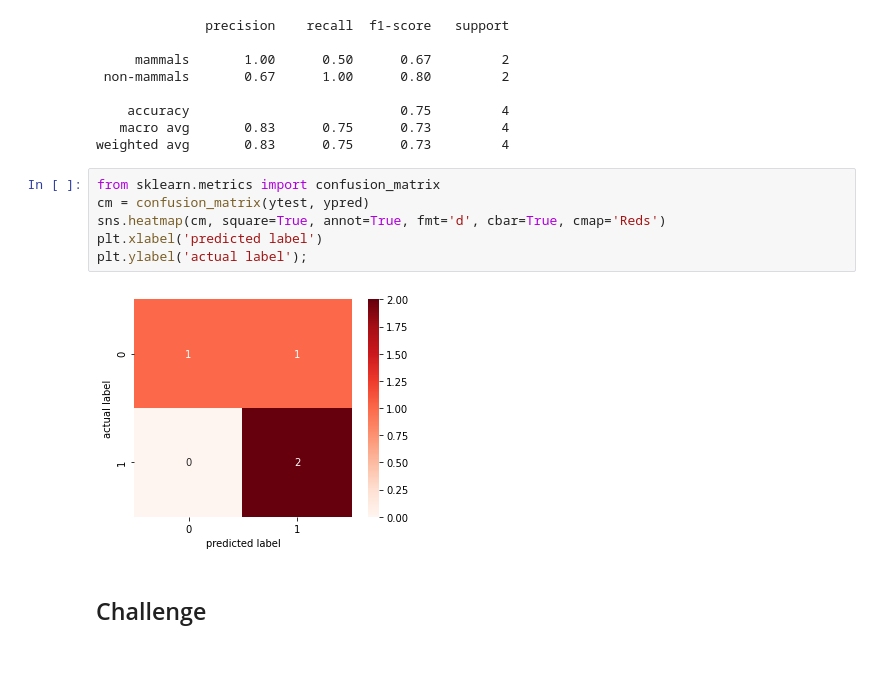
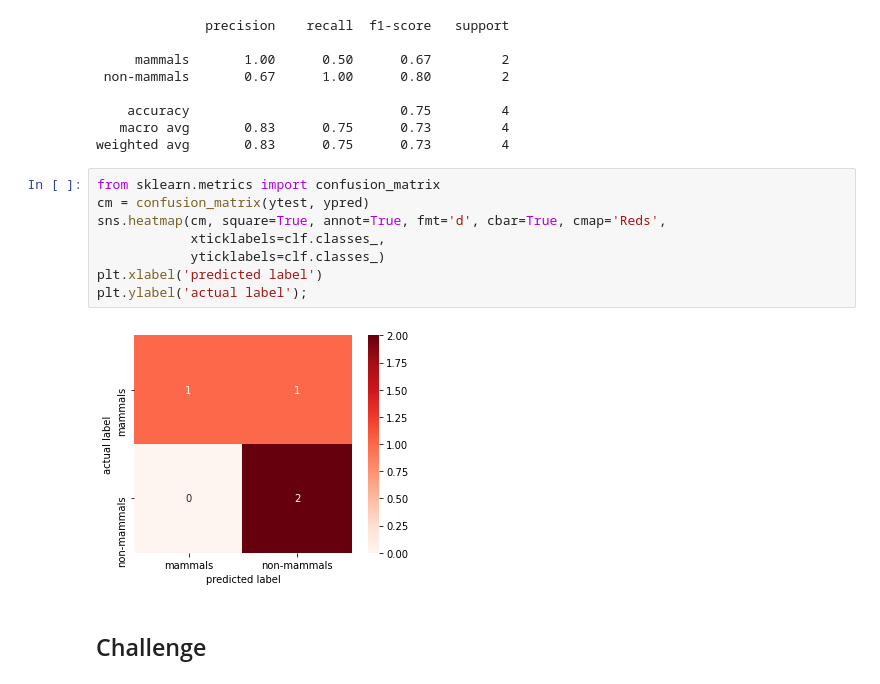
Before and after one commit to zfert514/csc401-2021s, a Jupyter notebook: labs/lab07_srs.ipynb, the cells around one changed output. Drawn from its saved outputs; the diff is of its cells as text.

```diff
--- a/labs/lab07_srs.ipynb
+++ b/labs/lab07_srs.ipynb
@@ -132,11 +132,13 @@ weighted avg       0.83      0.75      0.73         4
 # %%
 from sklearn.metrics import confusion_matrix
 cm = confusion_matrix(ytest, ypred)
-sns.heatmap(cm, square=True, annot=True, fmt='d', cbar=True, cmap='Reds')
+sns.heatmap(cm, square=True, annot=True, fmt='d', cbar=True, cmap='Reds',
+            xticklabels=clf.classes_,
+            yticklabels=clf.classes_)
 plt.xlabel('predicted label')
 plt.ylabel('actual label');
 # %% [output]
-[figure, old version]
+[figure, new version]
 # %% [markdown]
 ## Challenge
 # %%
```
Also changed, not shown: parts of 3 cells of this notebook.
